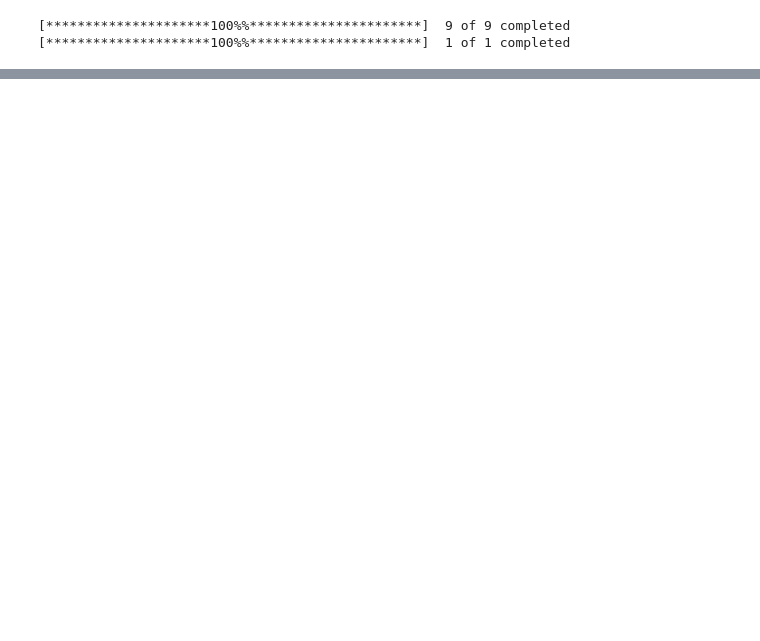
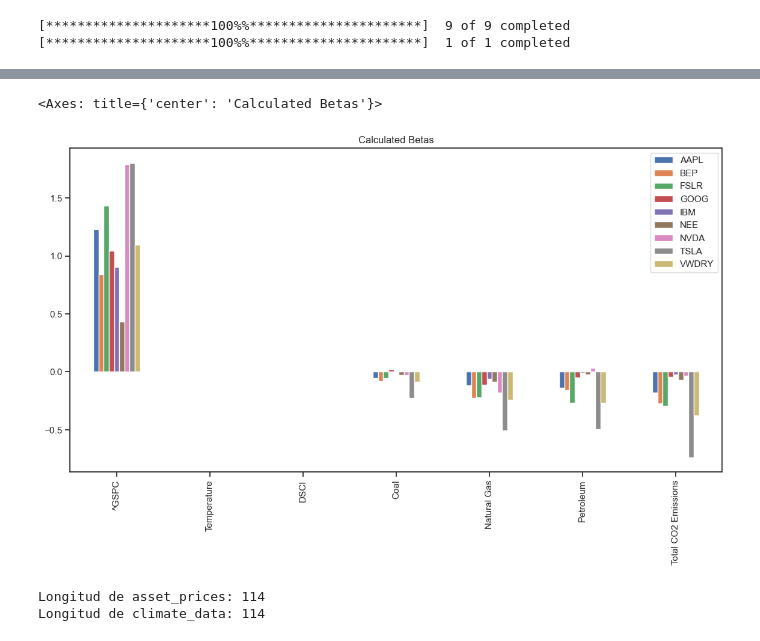
Before and after one commit to luisrc44/QAA-with-Climate-Change-and-ESG, a Jupyter notebook: QAA_wCC.ipynb, the cells around one changed output, grey strips where cells are left out. Cells and saved outputs as stored; diff of their text form; code cells hidden in the pictures; blank space fills up the shorter version.

```diff
--- a/QAA_wCC.ipynb
+++ b/QAA_wCC.ipynb
@@ -74,0 +75,20 @@ asset_prices.plot(x='Date', y=assets, figsize=(14, 7), title='Asset Returns')
+# %%
+# Assuming beta_calculator.calculate_betas() returns a DataFrame
+betas = beta_calculator.calculate_betas()
+
+# Plot the betas
+betas.plot(kind='bar', figsize=(14, 7), title='Calculated Betas')
+# %% [output]
+<Axes: title={'center': 'Calculated Betas'}>
+[figure, added]
+# %%
+# Longitud de asset_prices
+len_asset_prices = len(asset_prices)
+print(f"Longitud de asset_prices: {len_asset_prices}")
+
+# Longitud de climate_data
+len_climate_data = len(climate_data)
+print(f"Longitud de climate_data: {len_climate_data}")
+# %% [output]
+Longitud de asset_prices: 114
+Longitud de climate_data: 114
```
Also changed, not shown: parts of 8 cells of this notebook, 1 other file.
